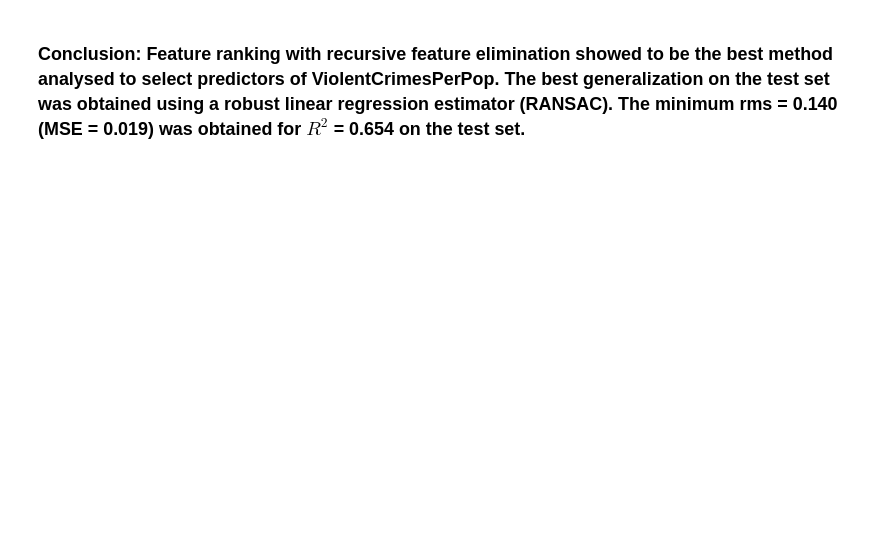
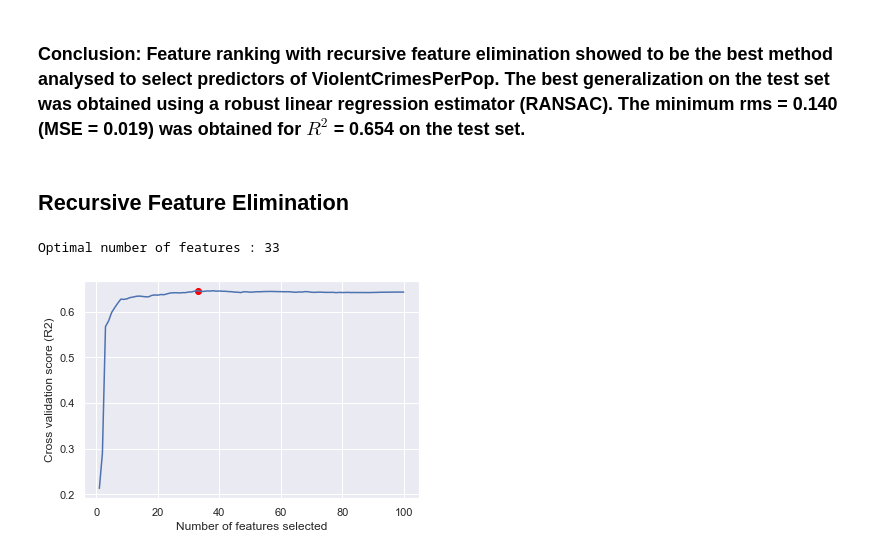
Before and after one commit to aditya0520/Regression-Analysis-of-Crime-Data, a Jupyter notebook: final.ipynb, the cells around one changed output. Saved outputs shown, nothing was run; the diff lists cells and outputs as text; code cells hidden in the pictures; blank space fills up the shorter version.

Commit message:
Recursive Feature Elimination

```diff
--- a/final.ipynb
+++ b/final.ipynb
@@ -443,2 +445,35 @@ rms: 0.1437
 # %% [markdown]
 ### Conclusion: Feature ranking with recursive feature elimination showed to be the best method analysed to select predictors of ViolentCrimesPerPop. The best generalization on the test set was obtained using a robust linear regression estimator (RANSAC). The minimum rms = 0.140 (MSE = 0.019) was obtained for $R^2$ = 0.654 on the test set.
+# %% [markdown]
+## Recursive Feature Elimination
+# %%
+from sklearn.model_selection import ShuffleSplit
+X = data.iloc[:, 0:100].values
+y = data.iloc[:, 100].values
+
+from sklearn.model_selection import train_test_split
+
+X_train, X_test, y_train, y_test = train_test_split(X, y, test_size = 0.3, random_state = seed)
+
+from sklearn.feature_selection import RFE, RFECV
+from sklearn.linear_model import LinearRegression
+
+cv = ShuffleSplit(n_splits=10, test_size=0.3, random_state=seed)
+
+estimator = LinearRegression()
+selector = RFECV(estimator, step=1, cv=cv, scoring = 'r2')
+selector = selector.fit(X_train, y_train)
+# %%
+print("Optimal number of features : %d" % selector.n_features_)
+mask = selector.get_support()
+# %% [output]
+Optimal number of features : 33
+# %%
+plt.figure()
+plt.xlabel("Number of features selected")
+plt.ylabel("Cross validation score (R2)")
+plt.plot(range(1, len(selector.grid_scores_) + 1), selector.grid_scores_)
+plt.scatter(selector.n_features_,np.max(selector.grid_scores_), c = 'red')
+plt.show()
+# %% [output]
+[figure, added]
```
Also changed, not shown: parts of 21 cells of this notebook.
